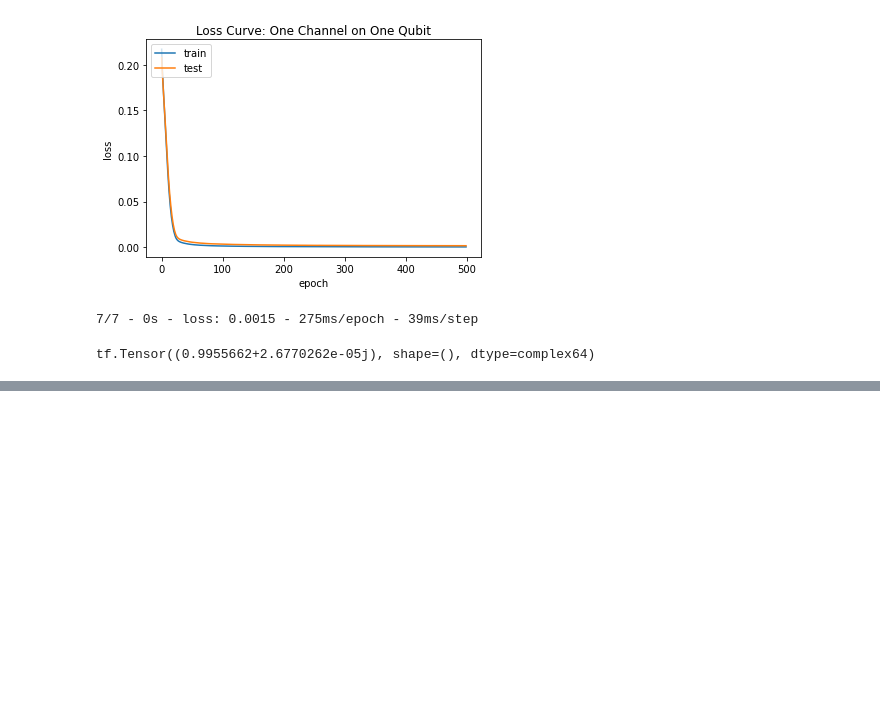
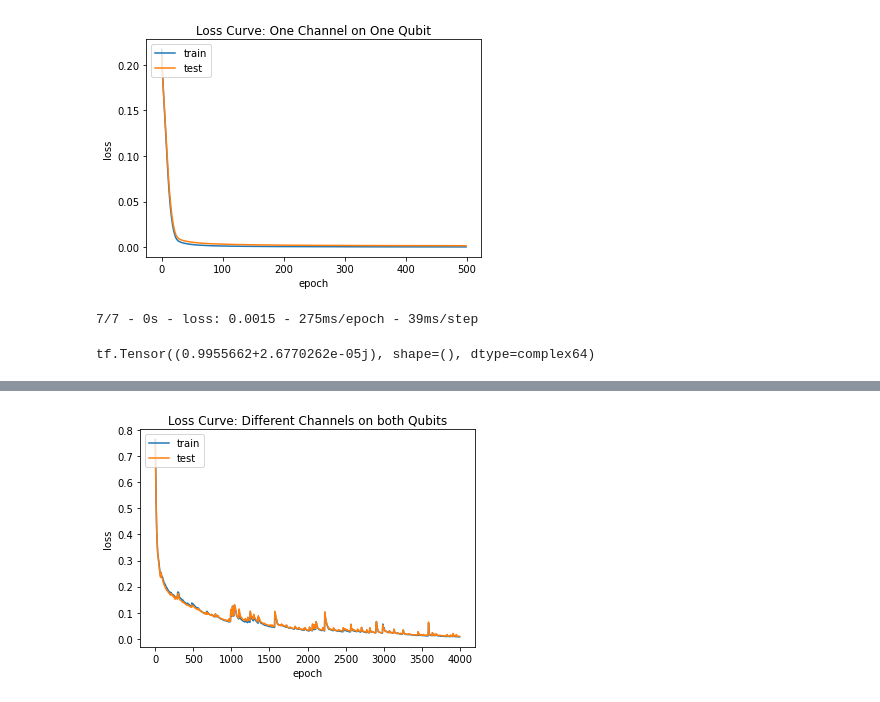
Before and after one commit to MorgilloR/QuantumStateReconstruction-DL, a Jupyter notebook: 2qubit_states.ipynb, the cells around one changed output, grey strips where cells are left out. Cells and saved outputs as stored; diff of their text form; code cells hidden in the pictures; blank space fills up the shorter version.

Commit message:
infidelity

```diff
--- a/2qubit_states.ipynb
+++ b/2qubit_states.ipynb
@@ -535,0 +597,35 @@ tf.Tensor((0.9955662+2.6770262e-05j), shape=(), dtype=complex64)
+# %%
+x_train_list = vectors_with_noise[:800]
+y_train_list = vectors_noise_free[:800]
+
+x_train = tf.convert_to_tensor(x_train_list)
+y_train = tf.convert_to_tensor(y_train_list)
+
+x_val_list = vectors_with_noise[800:900]
+y_val_list = vectors_noise_free[800:900]
+
+x_val = tf.convert_to_tensor(x_val_list)
+y_val = tf.convert_to_tensor(y_val_list)
+
+x_test_list = vectors_with_noise[900:]
+y_test_list = vectors_noise_free[900:]
+
+x_test = tf.convert_to_tensor(x_test_list)
+y_test = tf.convert_to_tensor(y_test_list)
+# %%
+# Define Model
+model = tf.keras.models.Sequential([
+  tf.keras.layers.InputLayer(input_shape=(15,)),
+  tf.keras.layers.Dense(64, activation='relu'),
+  tf.keras.layers.Dense(64, activation='relu'),
+  tf.keras.layers.Dense(15),
+  tf.keras.layers.Lambda(lambda x:  tf.math.sqrt(3.0) * tf.math.l2_normalize(x, axis=1))
+  ])
+# %%
+# Compile model
+adam_opt = tf.optimizers.Adam(0.0002)
+model.compile(optimizer=adam_opt,
+              loss=infidelity)
+# %%
+# Train Model
+history = model.fit(x_train, y_train, validation_data=(x_val, y_val), batch_size=100, epochs=4000)
@@ -535,0 +650,11 @@ tf.Tensor((0.9955662+2.6770262e-05j), shape=(), dtype=complex64)
+# %%
+# summarize history for loss
+plt.plot(history.history['loss'])
+plt.plot(history.history['val_loss'])
+plt.title('Loss Curve: Different Channels on both Qubits')
+plt.ylabel('loss')
+plt.xlabel('epoch')
+plt.legend(['train', 'test'], loc='upper left')
+plt.show()
+# %% [output]
+[figure, added]
```
Also changed, not shown: parts of 33 cells of this notebook.
